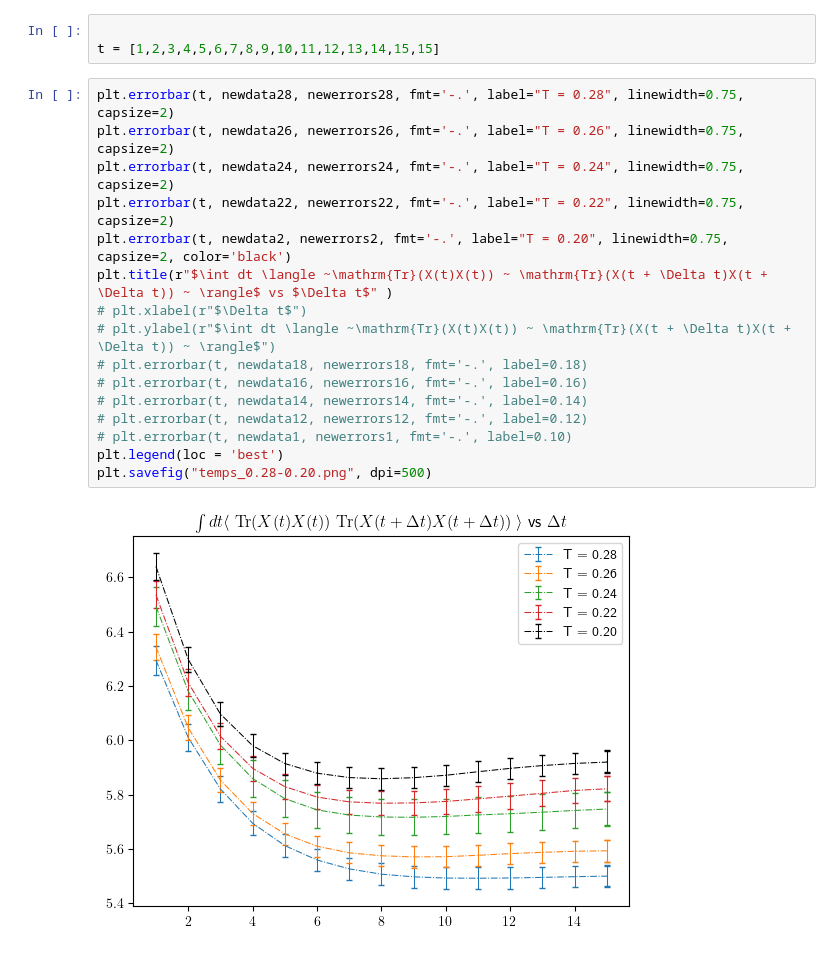
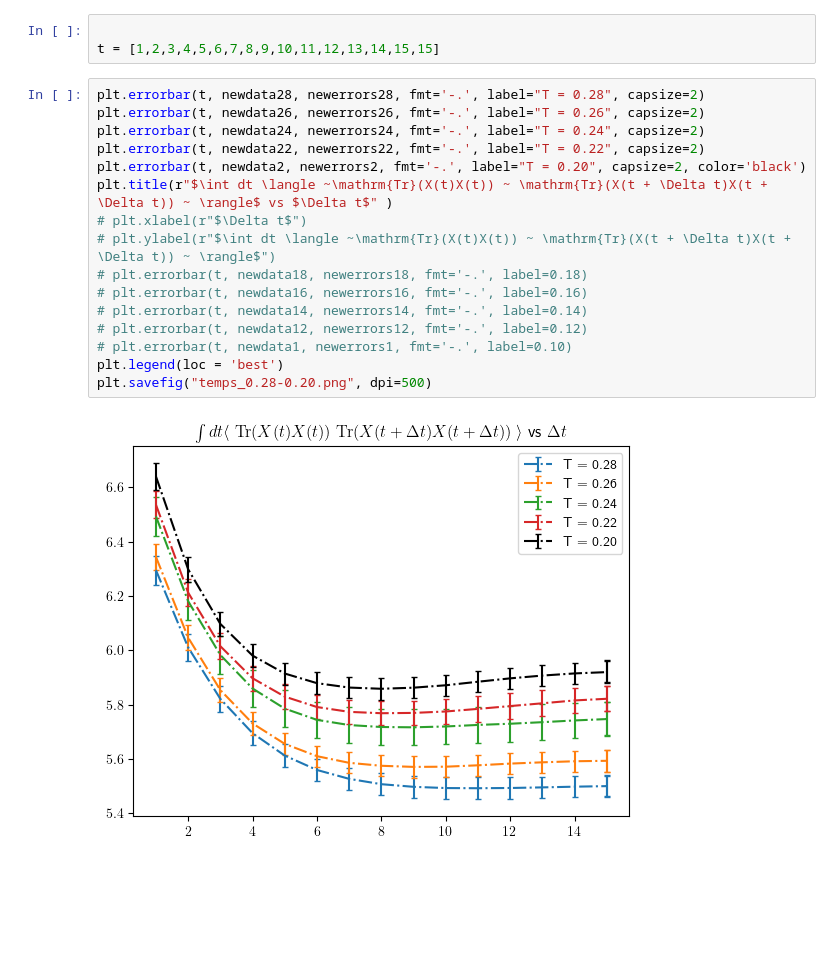
Before and after one commit to adithyarao3103/BFSS-CPPCODE, a Jupyter notebook: DATA_ANALYSIS/CPP/DIFFTEMPS/data.ipynb, the cells around one changed output. Saved outputs shown, nothing was run; the diff lists cells and outputs as text; blank space fills up the shorter version.

Commit message:
reverted graph changes

```diff
--- a/DATA_ANALYSIS/CPP/DIFFTEMPS/data.ipynb
+++ b/DATA_ANALYSIS/CPP/DIFFTEMPS/data.ipynb
@@ -254,21 +254,21 @@ newerrors1 = [standarddeviation(singlecorr)/(len(singlecorr)**0.5) for singlecor
 
 t = [1,2,3,4,5,6,7,8,9,10,11,12,13,14,15,15]
 # %%
-plt.errorbar(t, newdata28, newerrors28, fmt='-.', label="T = 0.28", linewidth=0.75, capsize=2)
-plt.errorbar(t, newdata26, newerrors26, fmt='-.', label="T = 0.26", linewidth=0.75, capsize=2)
-plt.errorbar(t, newdata24, newerrors24, fmt='-.', label="T = 0.24", linewidth=0.75, capsize=2)
-plt.errorbar(t, newdata22, newerrors22, fmt='-.', label="T = 0.22", linewidth=0.75, capsize=2)
-plt.errorbar(t, newdata2, newerrors2, fmt='-.', label="T = 0.20", linewidth=0.75, capsize=2, color='black')
+plt.errorbar(t, newdata28, newerrors28, fmt='-.', label="T = 0.28", capsize=2)
+plt.errorbar(t, newdata26, newerrors26, fmt='-.', label="T = 0.26", capsize=2)
+plt.errorbar(t, newdata24, newerrors24, fmt='-.', label="T = 0.24", capsize=2)
+plt.errorbar(t, newdata22, newerrors22, fmt='-.', label="T = 0.22", capsize=2)
+plt.errorbar(t, newdata2, newerrors2, fmt='-.', label="T = 0.20", capsize=2, color='black')
 plt.title(r"$\int dt \langle ~\mathrm{Tr}(X(t)X(t)) ~ \mathrm{Tr}(X(t + \Delta t)X(t + \Delta t)) ~ \rangle$ vs $\Delta t$" )
 # plt.xlabel(r"$\Delta t$")
 # plt.ylabel(r"$\int dt \langle ~\mathrm{Tr}(X(t)X(t)) ~ \mathrm{Tr}(X(t + \Delta t)X(t + \Delta t)) ~ \rangle$")
 # plt.errorbar(t, newdata18, newerrors18, fmt='-.', label=0.18)
 # plt.errorbar(t, newdata16, newerrors16, fmt='-.', label=0.16)
 # plt.errorbar(t, newdata14, newerrors14, fmt='-.', label=0.14)
 # plt.errorbar(t, newdata12, newerrors12, fmt='-.', label=0.12)
 # plt.errorbar(t, newdata1, newerrors1, fmt='-.', label=0.10)
 plt.legend(loc = 'best')
 plt.savefig("temps_0.28-0.20.png", dpi=500)
 # %% [output]
-[figure, old version]
+[figure, new version]
 # %%
```
Also changed, not shown: parts of 1 cell of this notebook, 17 other files.
